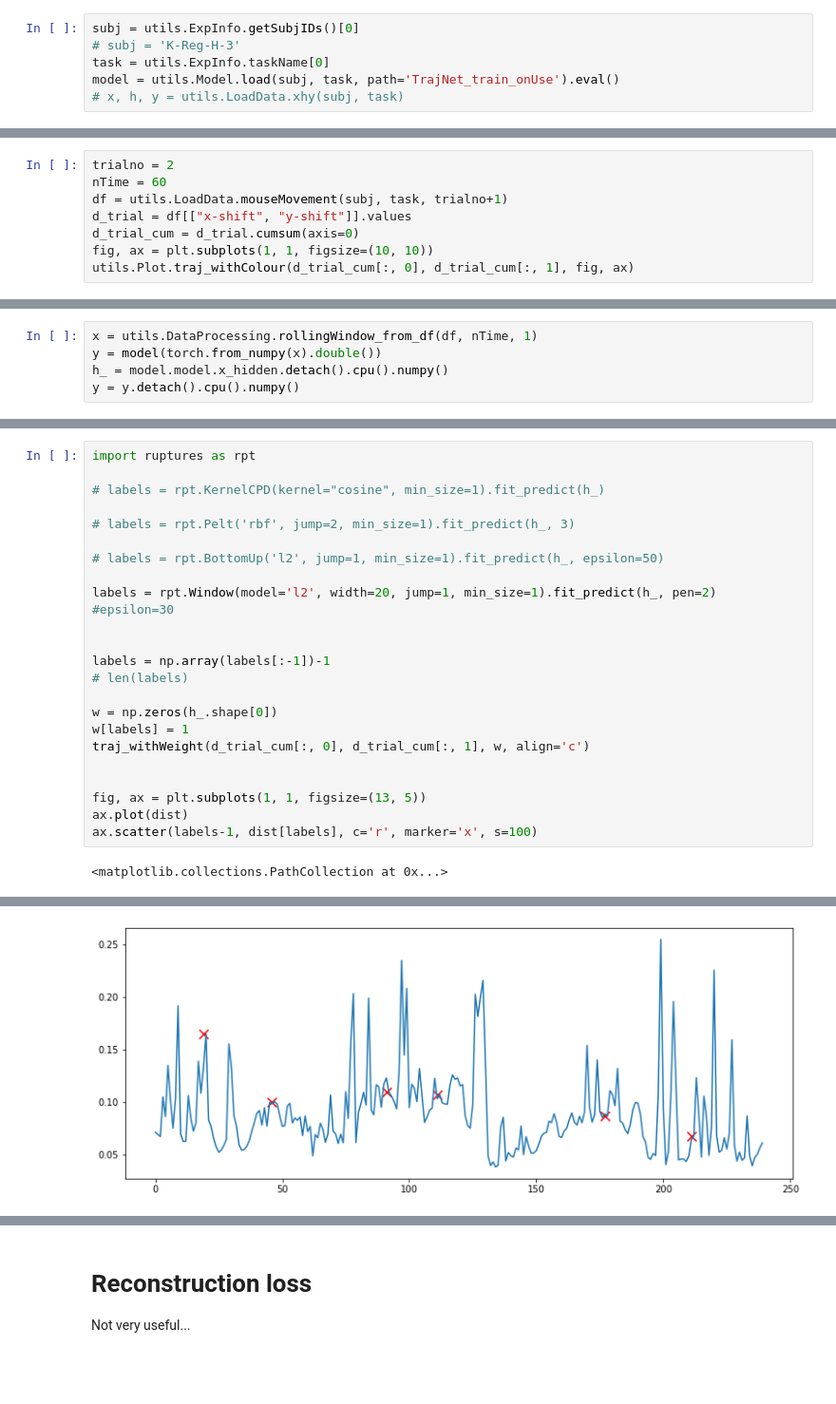
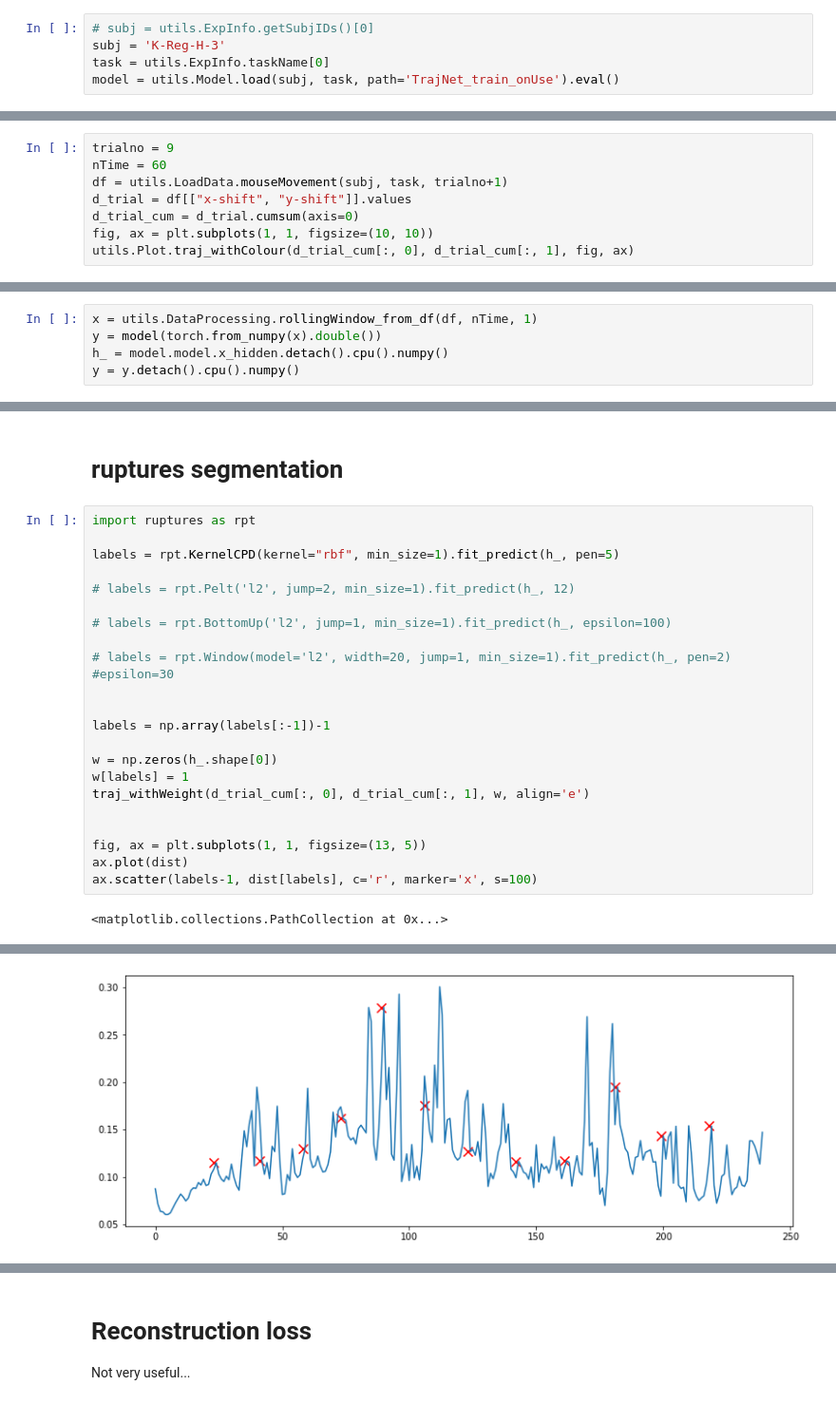
Before and after one commit to acercyc/Keio-Testing_analysis, a Jupyter notebook: src/test_detect_change_action_plan_20220720.ipynb, the cells around one changed output, grey strips where cells are left out. Shown at 95% size. Saved outputs shown, nothing was run; the diff lists cells and outputs as text; blank space fills up the shorter version.

```diff
--- a/src/test_detect_change_action_plan_20220720.ipynb
+++ b/src/test_detect_change_action_plan_20220720.ipynb
@@ -24,18 +24,17 @@ importlib.reload(utils)
 # %% [output]
 <module 'utils' from '/home/acercyc/projects/Keio Testing_analysis/src/utils.py'>
 # %%
-subj = utils.ExpInfo.getSubjIDs()[0]
-# subj = 'K-Reg-H-3'
+# subj = utils.ExpInfo.getSubjIDs()[0]
+subj = 'K-Reg-H-3'
 task = utils.ExpInfo.taskName[0]
 model = utils.Model.load(subj, task, path='TrajNet_train_onUse').eval()
-# x, h, y = utils.LoadData.xhy(subj, task)
 # %% [output]
 <Figure size 432x288 with 0 Axes>
 <Figure size 432x288 with 0 Axes>
 # %%
 df_beh = utils.LoadData.behaviorData(subj, task)
 # %%
-trialno = 2
+trialno = 9
 nTime = 60
 df = utils.LoadData.mouseMovement(subj, task, trialno+1)
 d_trial = df[["x-shift", "y-shift"]].values
@@ -222,21 +221,22 @@ ax.set_aspect('equal')
+# %% [markdown]
+# ruptures segmentation
 # %%
 import ruptures as rpt
 
-# labels = rpt.KernelCPD(kernel="cosine", min_size=1).fit_predict(h_)
+labels = rpt.KernelCPD(kernel="rbf", min_size=1).fit_predict(h_, pen=5)
 
-# labels = rpt.Pelt('rbf', jump=2, min_size=1).fit_predict(h_, 3)
+# labels = rpt.Pelt('l2', jump=2, min_size=1).fit_predict(h_, 12)
 
-# labels = rpt.BottomUp('l2', jump=1, min_size=1).fit_predict(h_, epsilon=50)
+# labels = rpt.BottomUp('l2', jump=1, min_size=1).fit_predict(h_, epsilon=100)
 
-labels = rpt.Window(model='l2', width=20, jump=1, min_size=1).fit_predict(h_, pen=2) #epsilon=30
+# labels = rpt.Window(model='l2', width=20, jump=1, min_size=1).fit_predict(h_, pen=2) #epsilon=30
 
 
 labels = np.array(labels[:-1])-1
-# len(labels)
 
 w = np.zeros(h_.shape[0])
 w[labels] = 1
-traj_withWeight(d_trial_cum[:, 0], d_trial_cum[:, 1], w, align='c')
+traj_withWeight(d_trial_cum[:, 0], d_trial_cum[:, 1], w, align='e')
 
 
 fig, ax = plt.subplots(1, 1, figsize=(13, 5))
@@ -248 +248 @@ ax.scatter(labels-1, dist[labels], c='r', marker='x', s=100)
-[figure, old version]
+[figure, new version]
```
Also changed, not shown: parts of 11 cells of this notebook, 1 other file.
